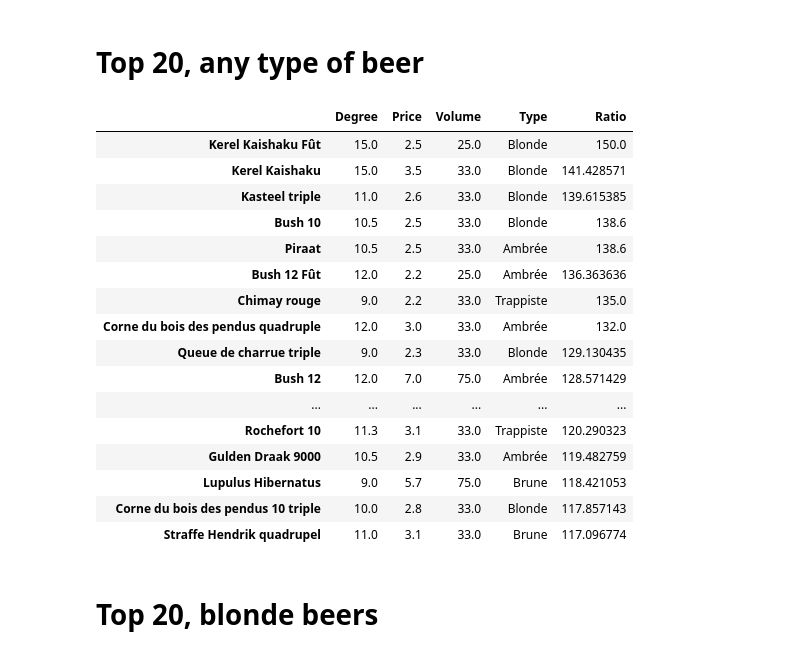
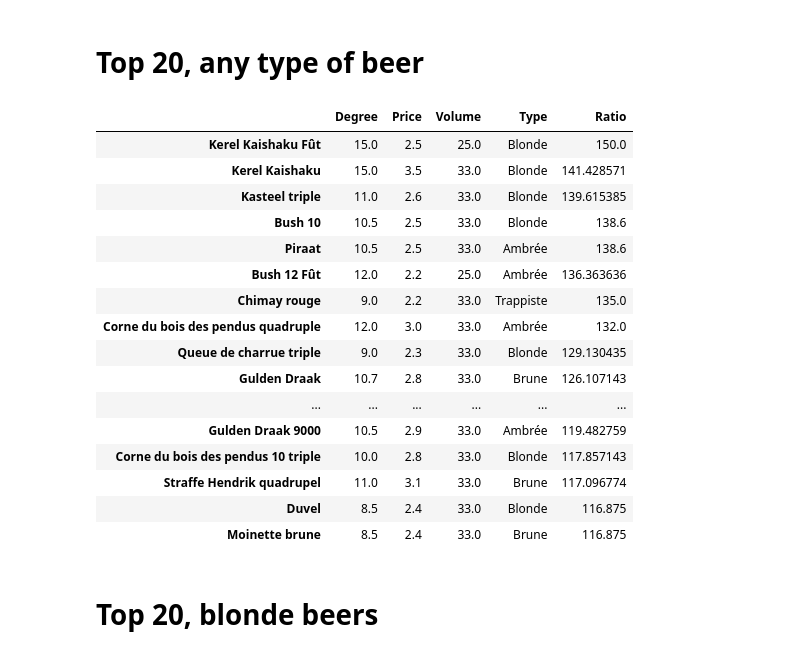
Before and after one commit to nicojmn/quinzaine-ranker, a Jupyter notebook: notebook.ipynb, the cells around one changed output. Saved outputs shown, nothing was run; the diff lists cells and outputs as text; code cells hidden in the pictures.

```diff
--- a/notebook.ipynb
+++ b/notebook.ipynb
@@ -62,25 +62,25 @@ len(out)
 # %% [markdown]
 # Top 20, any type of beer
 # %%
-df.head(20)
+df[df["Volume"] < 75].head(20)
 # %% [output]
 |  | Degree | Price | Volume | Type | Ratio |
 | Kerel Kaishaku Fût | 15.0 | 2.5 | 25.0 | Blonde | 150.0 |
 | Kerel Kaishaku | 15.0 | 3.5 | 33.0 | Blonde | 141.428571 |
 | Kasteel triple | 11.0 | 2.6 | 33.0 | Blonde | 139.615385 |
 | Bush 10 | 10.5 | 2.5 | 33.0 | Blonde | 138.6 |
 | Piraat | 10.5 | 2.5 | 33.0 | Ambrée | 138.6 |
 | Bush 12 Fût | 12.0 | 2.2 | 25.0 | Ambrée | 136.363636 |
 | Chimay rouge | 9.0 | 2.2 | 33.0 | Trappiste | 135.0 |
 | Corne du bois des pendus quadruple | 12.0 | 3.0 | 33.0 | Ambrée | 132.0 |
 | Queue de charrue triple | 9.0 | 2.3 | 33.0 | Blonde | 129.130435 |
-| Bush 12 | 12.0 | 7.0 | 75.0 | Ambrée | 128.571429 |
+| Gulden Draak | 10.7 | 2.8 | 33.0 | Brune | 126.107143 |
 | ... | ... | ... | ... | ... | ... |
-| Rochefort 10 | 11.3 | 3.1 | 33.0 | Trappiste | 120.290323 |
 | Gulden Draak 9000 | 10.5 | 2.9 | 33.0 | Ambrée | 119.482759 |
-| Lupulus Hibernatus | 9.0 | 5.7 | 75.0 | Brune | 118.421053 |
 | Corne du bois des pendus 10 triple | 10.0 | 2.8 | 33.0 | Blonde | 117.857143 |
 | Straffe Hendrik quadrupel | 11.0 | 3.1 | 33.0 | Brune | 117.096774 |
+| Duvel | 8.5 | 2.4 | 33.0 | Blonde | 116.875 |
+| Moinette brune | 8.5 | 2.4 | 33.0 | Brune | 116.875 |
 # %% [markdown]
 # Top 20, blonde beers
 # %%
```
Also changed, not shown: parts of 6 cells of this notebook, 5 other files.
